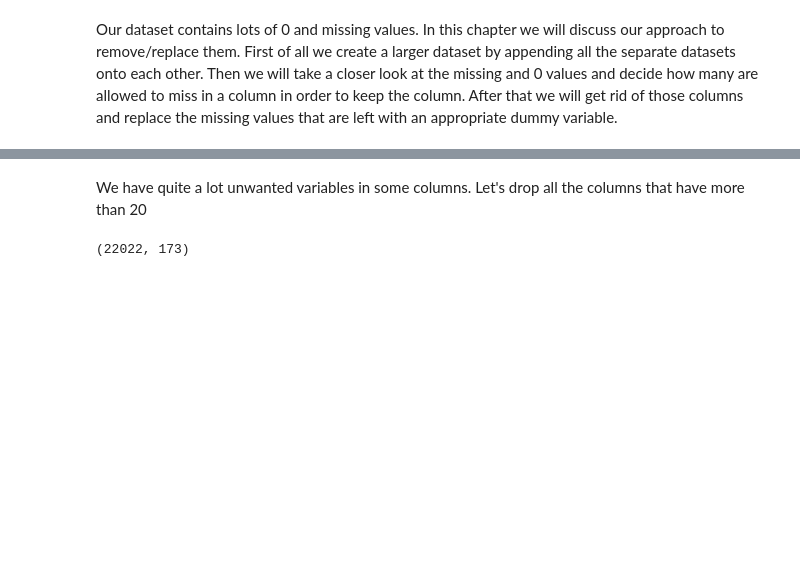
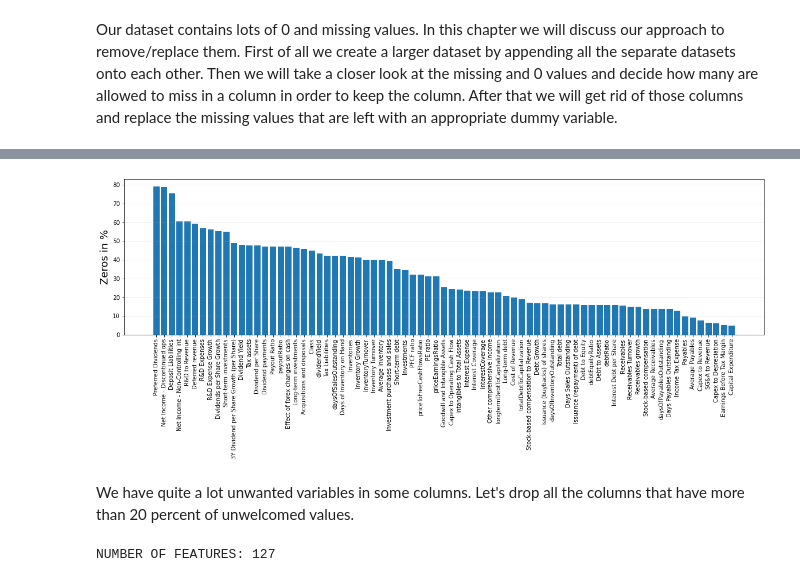
Before and after one commit to frheus/ML_Finance, a Jupyter notebook: test.ipynb, the cells around one changed output, grey strips where cells are left out. Drawn from its saved outputs; the diff is of its cells as text; code cells hidden in the pictures; blank space fills up the shorter version.

Commit message:
4 removing columns (2)

```diff
--- a/test.ipynb
+++ b/test.ipynb
@@ -330,17 +312,19 @@ ZYME          Healthcare        209.462222  2018
 # %%
 percent_zero = (df.isin([0]).sum()/df.shape[0]*100).sort_values(ascending=False)
 
 plt.figure(figsize=(20,5))
 plt.bar(np.arange(75), percent_zero.iloc[:75].values.tolist())
 plt.xticks(np.arange(75), percent_zero.iloc[:75].index.values.tolist(), rotation='90')
 plt.ylabel('Zeros in %', fontsize=18)
 plt.grid(alpha=0.3, axis='y')
 plt.show()
 
-df.drop(percent_nan[percent_zero.values > 20].index.tolist(),axis='columns', inplace=True)
+df.drop(percent_zero[percent_zero.values > 20].index.tolist(),axis='columns', inplace=True)
+# %% [output]
+[figure, added]
 # %% [markdown]
-We have quite a lot unwanted variables in some columns. Let's drop all the columns that have more than 20
+We have quite a lot unwanted variables in some columns. Let's drop all the columns that have more than 20 percent of unwelcomed values.
 # %%
-print(df.shape)
+print(f'NUMBER OF FEATURES: {df.shape[1]}')
 # %% [output]
-(22022, 173)
+NUMBER OF FEATURES: 127
```
Also changed, not shown: parts of 1 cell of this notebook.
